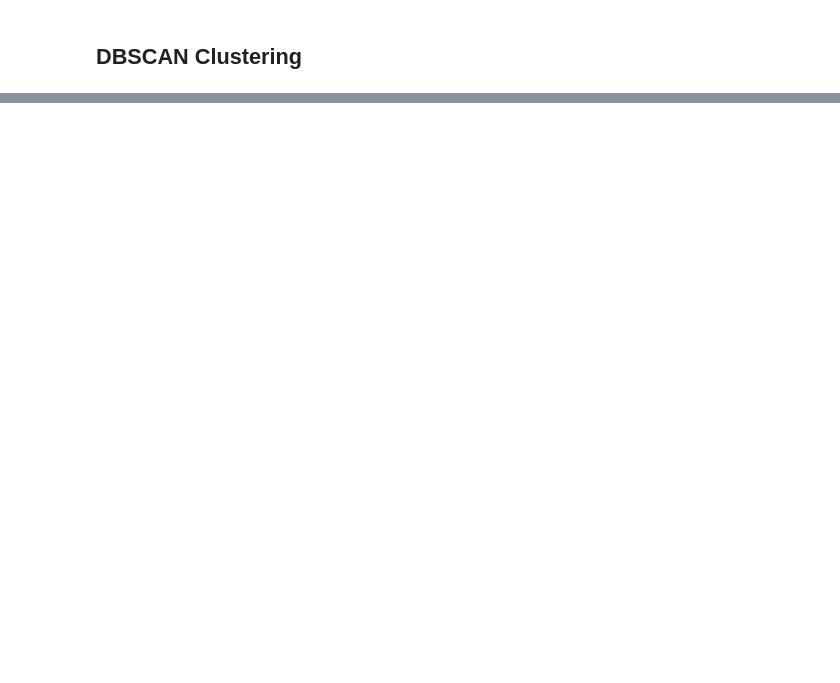
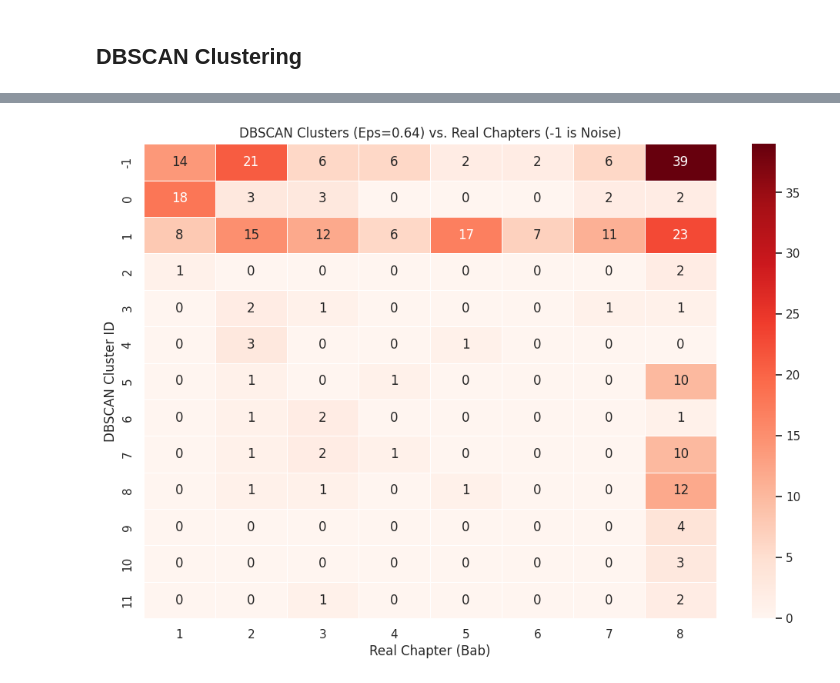
Before and after one commit to MDVR9980/Golestan-Clustering, a Jupyter notebook: main.ipynb, the cells around one changed output, grey strips where cells are left out. Drawn from its saved outputs; the diff is of its cells as text; code cells hidden in the pictures; blank space fills up the shorter version.

```diff
--- a/main.ipynb
+++ b/main.ipynb
@@ -294,0 +242,65 @@ Estimated number of noise points: 287
+# %%
+# --- Task 3: DBSCAN Clustering (Final & Clean) ---
+
+# 1. Configuration (Based on previous optimization)
+final_eps = 0.64
+final_min_samples = 3
+
+print(f"Running DBSCAN with Eps={final_eps} and Min_Samples={final_min_samples}...")
+
+# 2. Apply Model
+dbscan = DBSCAN(eps=final_eps, min_samples=final_min_samples)
+df['cluster_dbscan'] = dbscan.fit_predict(X_final)
+
+# 3. Statistics
+n_clusters = len(set(df['cluster_dbscan'])) - (1 if -1 in df['cluster_dbscan'] else 0)
+n_noise = list(df['cluster_dbscan']).count(-1)
+
+print(f"\nFinal Results:")
+print(f"• Clusters Found: {n_clusters}")
+print(f"• Noise Points: {n_noise}")
+
+print("\n• Cluster Size Distribution:")
+print(df['cluster_dbscan'].value_counts().sort_index())
+
+# 4. Visualization: Heatmap
+# This compares the DBSCAN clusters with the real chapters (Babs)
+crosstab_db = pd.crosstab(df['cluster_dbscan'], df['bab'])
+plt.figure(figsize=(12, 8))
+sns.heatmap(crosstab_db, annot=True, fmt='d', cmap='Reds', linewidths=.5)
+plt.title(f'DBSCAN Clusters (Eps={final_eps}) vs. Real Chapters (-1 is Noise)')
+plt.ylabel('DBSCAN Cluster ID')
+plt.xlabel('Real Chapter (Bab)')
+plt.show()
+
+# 5. Extract Top 5 Keywords for Each Cluster
+print("\n" + "="*40)
+print("   🔑 Top 5 Keywords per DBSCAN Cluster")
+print("="*40)
+
+def get_dbscan_keywords(data_tfidf, labels, vectorizer, n_terms=5):
+    """
+    Extracts keywords by averaging TF-IDF vectors for each cluster.
+    Ignores Noise points (-1).
+    """
+    # Convert sparse matrix to dense dataframe for grouping
+    df_temp = pd.DataFrame(data_tfidf.toarray(), columns=vectorizer.get_feature_names_out())
+    df_temp['label'] = labels
+
+    # Filter out noise (-1) and calculate mean vector for each cluster
+    # This finds the "center" of the cluster
+    means = df_temp[df_temp['label'] != -1].groupby('label').mean()
+
+    for i, row in means.iterrows():
+        # Get indices of top values
+        top_indices = np.argsort(row)[-n_terms:][::-1]
+        top_words = [row.index[idx] for idx in top_indices]
+
+        print(f"Cluster {i:>2}: {', '.join(top_words)}")
+
+# Run extraction
+if n_clusters > 0:
+    get_dbscan_keywords(X_tfidf, df['cluster_dbscan'], tfidf_vectorizer, n_terms=5)
+else:
+    print("No valid clusters found to extract keywords.")
+# %% [output]
@@ -294,0 +324 @@ Estimated number of noise points: 287
+[figure, added]
```
Also changed, not shown: parts of 6 cells of this notebook, 4 other files.
